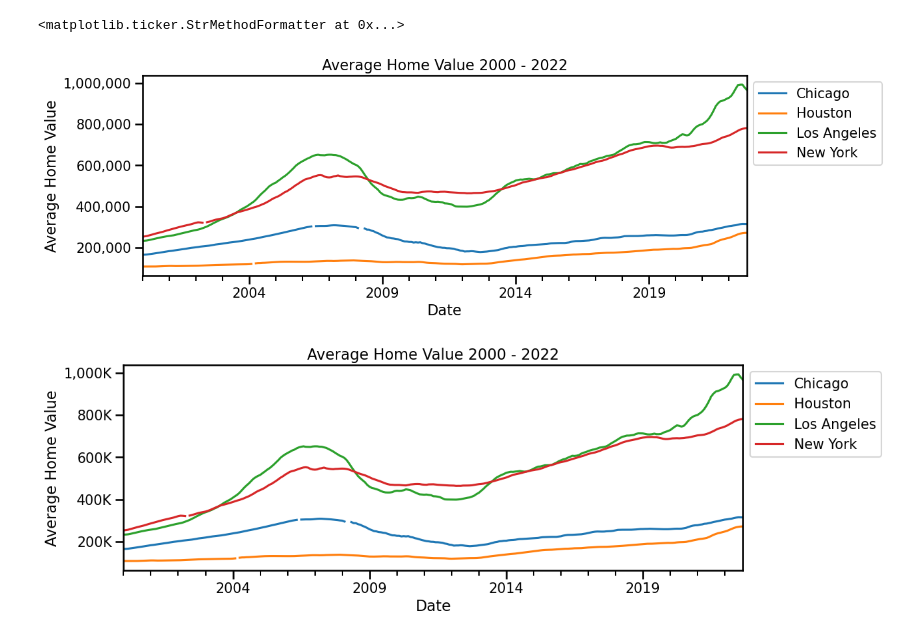
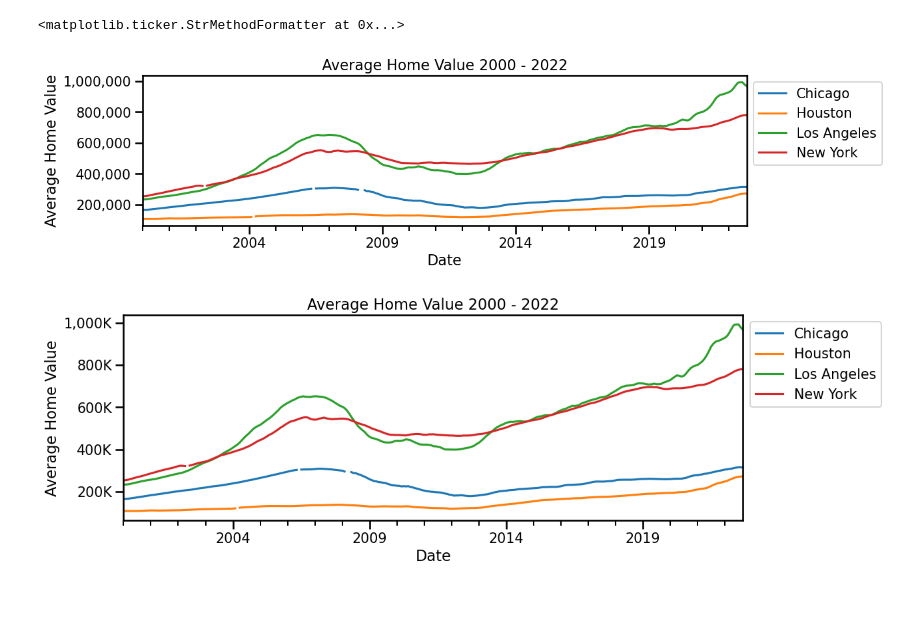
Before and after one commit to iarbietonilsson/Preparing-Time-Series-from-Wide-Form-Data, a Jupyter notebook: Preparing Time Series from Wide-Form Data Core.ipynb, the cells around one changed output. Drawn from its saved outputs; the diff is of its cells as text; code cells hidden in the pictures; blank space fills up the shorter version.

```diff
--- a/Preparing Time Series from Wide-Form Data Core.ipynb
+++ b/Preparing Time Series from Wide-Form Data Core.ipynb
@@ -366,13 +366,13 @@ str_fmt
 # %% [output]
 <matplotlib.ticker.StrMethodFormatter at 0x...>
 # %%
-ax = unstacked['HomeValue'].plot(title='Average Home Value 2000 - 2022')
-ax.set_ylabel('Average Home Value')
+ax = unstacked['HomeValue'].plot(figsize=(12,3),title='Average Home Value 2000 - 2022')
+ax.set_ylabel('Typical Home Value')
 
 ax.yaxis.set_major_formatter(str_fmt)
 ax.legend(bbox_to_anchor = [1, 1]);
 #format_xdates(ax);
 # %% [output]
-[figure, old version]
+[figure, new version]
 # %%
 ax = unstacked['HomeValue'].plot(title='Average Home Value 2000 - 2022')
```
Also changed, not shown: parts of 10 cells of this notebook.
